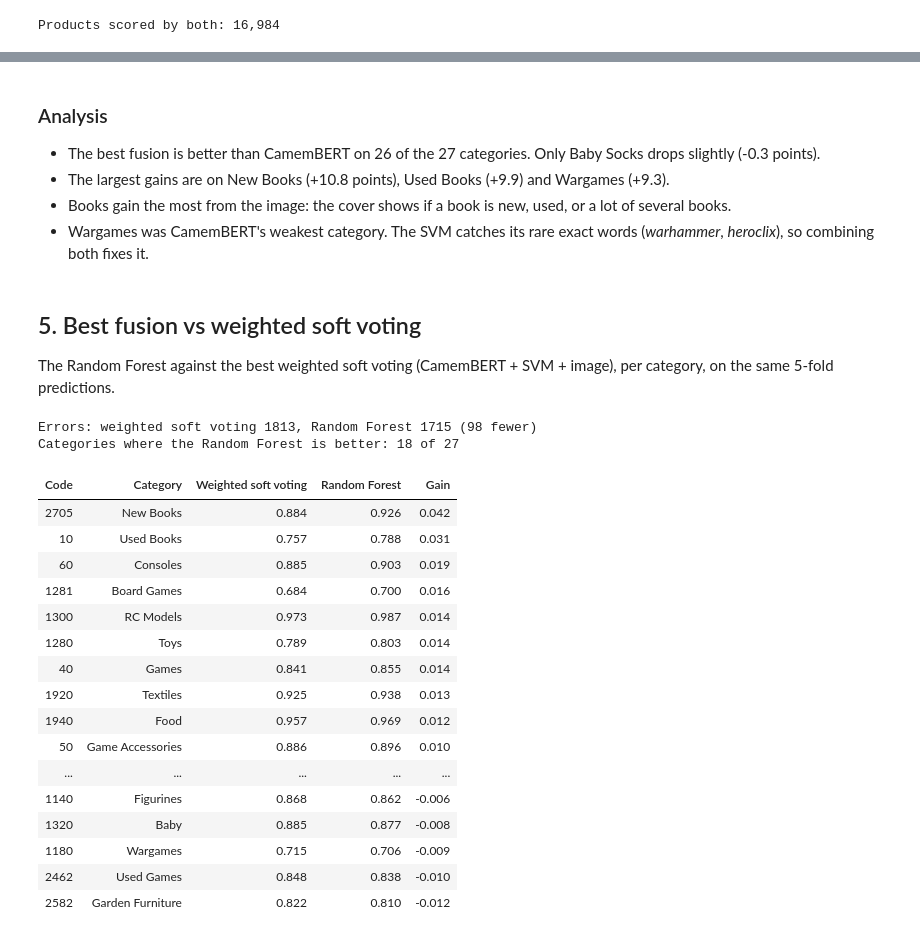
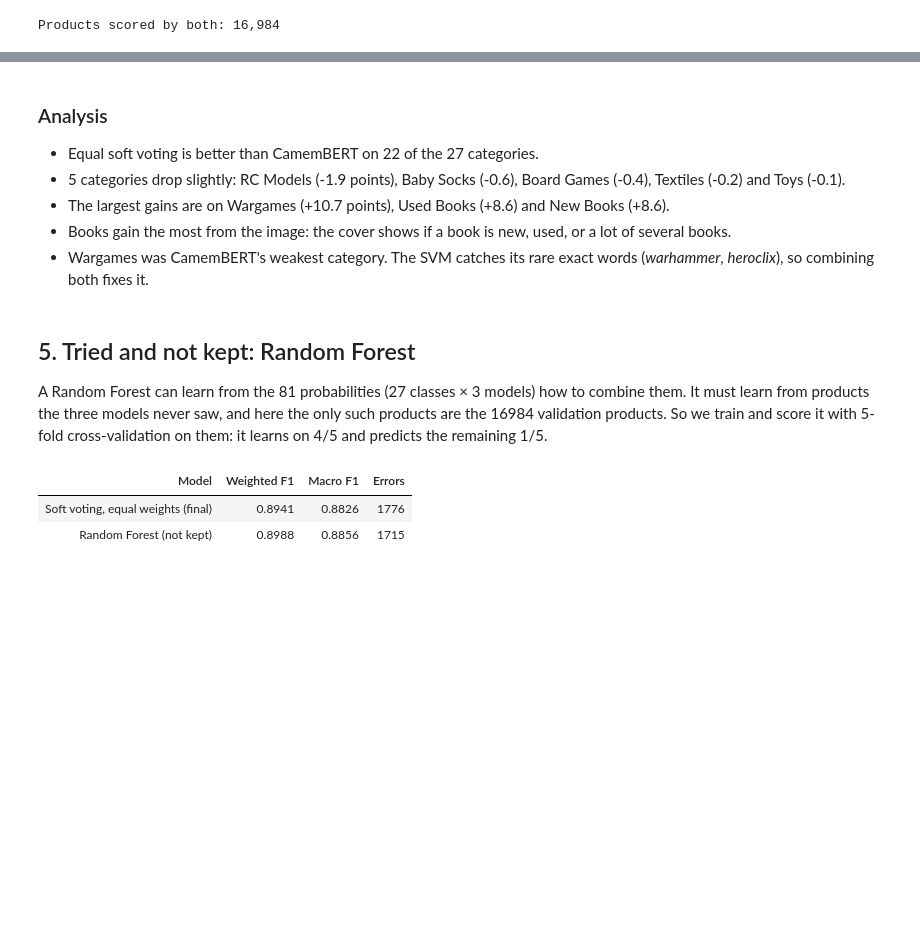
Before and after one commit to wahajaslm/liora-capstone, a Jupyter notebook: notebooks/04_text_and_image_fusion.ipynb, the cells around one changed output, grey strips where cells are left out. Saved outputs shown, nothing was run; the diff lists cells and outputs as text; code cells hidden in the pictures; blank space fills up the shorter version.

```diff
--- a/notebooks/04_text_and_image_fusion.ipynb
+++ b/notebooks/04_text_and_image_fusion.ipynb
@@ -124,7 +123,6 @@ predictions              = {
     "SVM only (TF-IDF)"                     : classes[P_text.argmax(axis=1)],
     "CamemBERT only"                         : classes[P_camembert.argmax(axis=1)],
     **{name: np.zeros_like(y_true) for name in soft_votes},
-    "Random Forest (CamemBERT + SVM + image)": np.zeros_like(y_true),
 }
 chosen_weights           = {name: [] for name in soft_votes}
 
@@ -134,9 +132,6 @@ for train_idx, test_idx in folds.split(X_all, y_true):
         best_w           = grid[int(np.argmax(fold_scores))]
         chosen_weights[name].append(tuple(round(float(w), 2) for w in best_w))
         predictions[name][test_idx] = soft_vote(probs, best_w, test_idx)
-
-    forest               = RandomForestClassifier(n_estimators=300, min_samples_leaf=2, n_jobs=-1, random_state=RANDOM_STATE)
-    predictions["Random Forest (CamemBERT + SVM + image)"][test_idx] = forest.fit(X_all[train_idx], y_true[train_idx]).predict(X_all[test_idx])
 
 for name, chosen in chosen_weights.items():
     if len(soft_votes[name][1]) > 1:
@@ -192,5 +185,5 @@ Weighted soft voting (CamemBERT + SVM + image) — weights chosen in each fold:
 # %%
-best                     = "Random Forest (CamemBERT + SVM + image)"
+best                     = "Soft voting, equal weights (CamemBERT + SVM + image)"
 camembert_scores         = compute_per_class_metrics(y_true, predictions["CamemBERT only"], classes)
 best_scores              = compute_per_class_metrics(y_true, predictions[best], classes)
 
@@ -198,9 +191,9 @@ per_class                = pd.DataFrame({
     "Code":           classes,
     "Category":       [CATEGORY_NAMES[c] for c in classes],
     "CamemBERT F1":   camembert_scores["f1"],
-    "Best fusion F1": best_scores["f1"],
+    "Fusion F1":      best_scores["f1"],
 })
-per_class["Gain"]        = per_class["Best fusion F1"] - per_class["CamemBERT F1"]
+per_class["Gain"]        = per_class["Fusion F1"] - per_class["CamemBERT F1"]
 per_class.to_csv(PROJECT_ROOT / "models" / "outputs" / "04_fusion_per_class.csv", index=False)
 display(per_class.sort_values("Gain", ascending=False).style.hide(axis="index").format(precision=3))
 # %% [output]
@@ -224,51 +217,33 @@ display(per_class.sort_values("Gain", ascending=False).style.hide(axis="index").
 # %% [markdown]
 ### Analysis
 
-- The best fusion is better than CamemBERT on 26 of the 27 categories. Only Baby Socks drops slightly (-0.3 points).
-- The largest gains are on New Books (+10.8 points), Used Books (+9.9) and Wargames (+9.3).
+- Equal soft voting is better than CamemBERT on 22 of the 27 categories.
+- 5 categories drop slightly: RC Models (-1.9 points), Baby Socks (-0.6), Board Games (-0.4), Textiles (-0.2) and Toys (-0.1).
+- The largest gains are on Wargames (+10.7 points), Used Books (+8.6) and New Books (+8.6).
 - Books gain the most from the image: the cover shows if a book is new, used, or a lot of several books.
 - Wargames was CamemBERT's weakest category. The SVM catches its rare exact words (*warhammer*, *heroclix*), so combining both fixes it.
 # %% [markdown]
-## 5. Best fusion vs weighted soft voting
+## 5. Tried and not kept: Random Forest
 
-The Random Forest against the best weighted soft voting (CamemBERT + SVM + image), per category, on the same 5-fold predictions.
+A Random Forest can learn from the 81 probabilities (27 classes × 3 models) how to combine them. It must learn from products the three models never saw, and here the only such products are the 16984 validation products. So we train and score it with 5-fold cross-validation on them: it learns on 4/5 and predicts the remaining 1/5.
 # %%
-soft_best                = "Weighted soft voting (CamemBERT + SVM + image)"
-soft_scores              = compute_per_class_metrics(y_true, predictions[soft_best], classes)
+forest_predictions       = np.zeros_like(y_true)
+for train_idx, test_idx in folds.split(X_all, y_true):
+    forest               = RandomForestClassifier(n_estimators=300, min_samples_leaf=2, n_jobs=-1, random_state=RANDOM_STATE)
+    forest_predictions[test_idx] = forest.fit(X_all[train_idx], y_true[train_idx]).predict(X_all[test_idx])
 
-versus                   = pd.DataFrame({
-    "Code":                 classes,
-    "Category":             [CATEGORY_NAMES[c] for c in classes],
-    "Weighted soft voting": soft_scores["f1"],
-    "Random Forest":        best_scores["f1"],
+comparison               = pd.DataFrame({
+    "Model":       ["Soft voting, equal weights (final)", "Random Forest (not kept)"],
+    "Weighted F1": [f1_score(y_true, p, average="weighted") for p in (predictions[best], forest_predictions)],
+    "Macro F1":    [f1_score(y_true, p, average="macro")    for p in (predictions[best], forest_predictions)],
+    "Errors":      [int((p != y_true).sum()) for p in (predictions[best], forest_predictions)],
 })
-versus["Gain"]           = versus["Random Forest"] - versus["Weighted soft voting"]
-
-soft_errors              = int((predictions[soft_best] != y_true).sum())
-forest_errors            = int((predictions[best] != y_true).sum())
-print(f"Errors: weighted soft voting {soft_errors}, Random Forest {forest_errors} ({soft_errors - forest_errors} fewer)")
-print(f"Categories where the Random Forest is better: {(versus['Gain'] > 0).sum()} of {len(versus)}")
-display(versus.sort_values("Gain", ascending=False).style.hide(axis="index").format(precision=3))
+comparison.to_csv(PROJECT_ROOT / "models" / "outputs" / "04_fusion_random_forest.csv", index=False)
+display(comparison.style.hide(axis="index").format(precision=4, subset=["Weighted F1", "Macro F1"]))
 # %% [output]
-Errors: weighted soft voting 1813, Random Forest 1715 (98 fewer)
-Categories where the Random Forest is better: 18 of 27
-| Code | Category | Weighted soft voting | Random Forest | Gain |
-| 2705 | New Books | 0.884 | 0.926 | 0.042 |
-| 10 | Used Books | 0.757 | 0.788 | 0.031 |
-| 60 | Consoles | 0.885 | 0.903 | 0.019 |
-| 1281 | Board Games | 0.684 | 0.700 | 0.016 |
-| 1300 | RC Models | 0.973 | 0.987 | 0.014 |
-| 1280 | Toys | 0.789 | 0.803 | 0.014 |
-| 40 | Games | 0.841 | 0.855 | 0.014 |
-| 1920 | Textiles | 0.925 | 0.938 | 0.013 |
-| 1940 | Food | 0.957 | 0.969 | 0.012 |
-| 50 | Game Accessories | 0.886 | 0.896 | 0.010 |
-| ... | ... | ... | ... | ... |
-| 1140 | Figurines | 0.868 | 0.862 | -0.006 |
-| 1320 | Baby | 0.885 | 0.877 | -0.008 |
-| 1180 | Wargames | 0.715 | 0.706 | -0.009 |
-| 2462 | Used Games | 0.848 | 0.838 | -0.010 |
-| 2582 | Garden Furniture | 0.822 | 0.810 | -0.012 |
+| Model | Weighted F1 | Macro F1 | Errors |
+| Soft voting, equal weights (final) | 0.8941 | 0.8826 | 1776 |
+| Random Forest (not kept) | 0.8988 | 0.8856 | 1715 |
 # %% [markdown]
 ### Analysis
 
```
Also changed, not shown: parts of 7 cells of this notebook, 9 other files.
